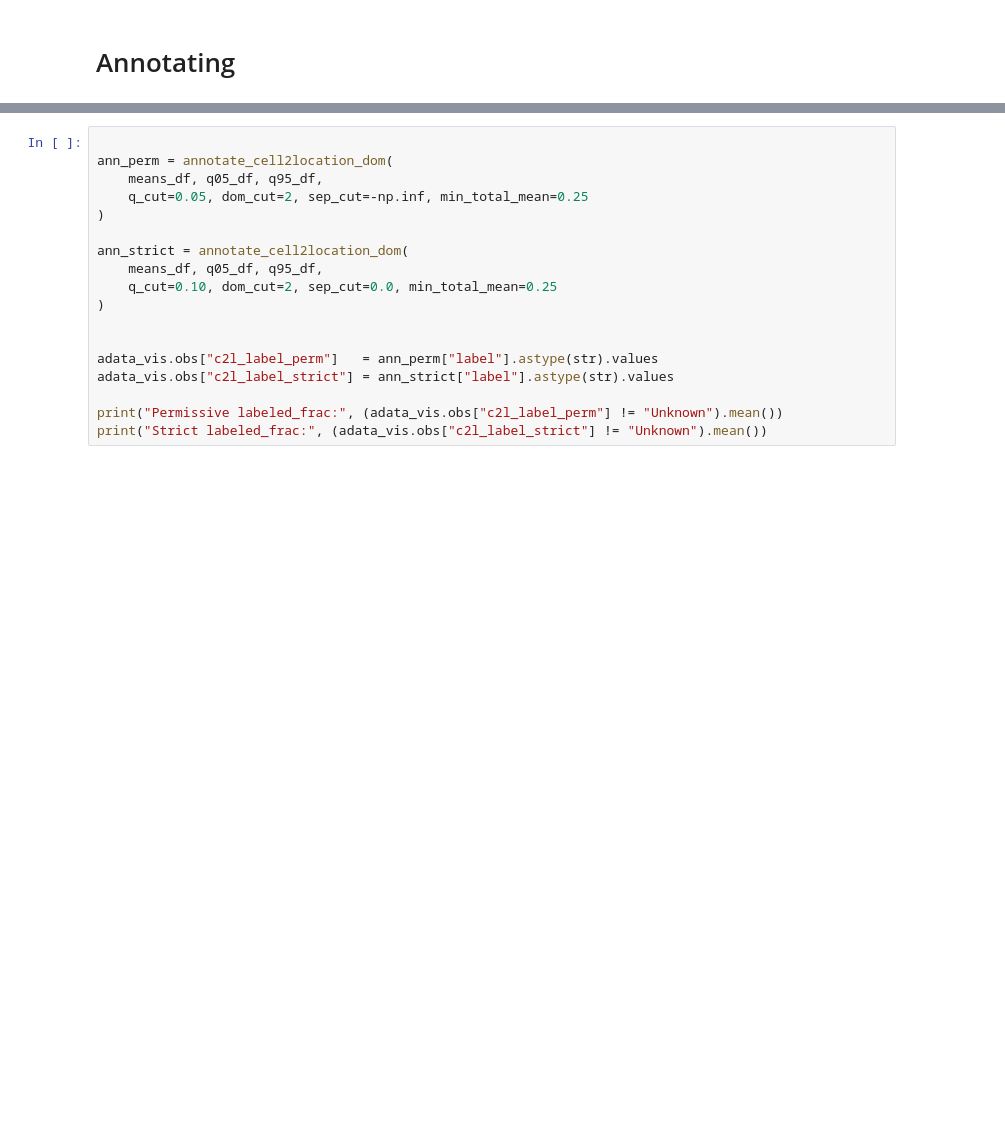
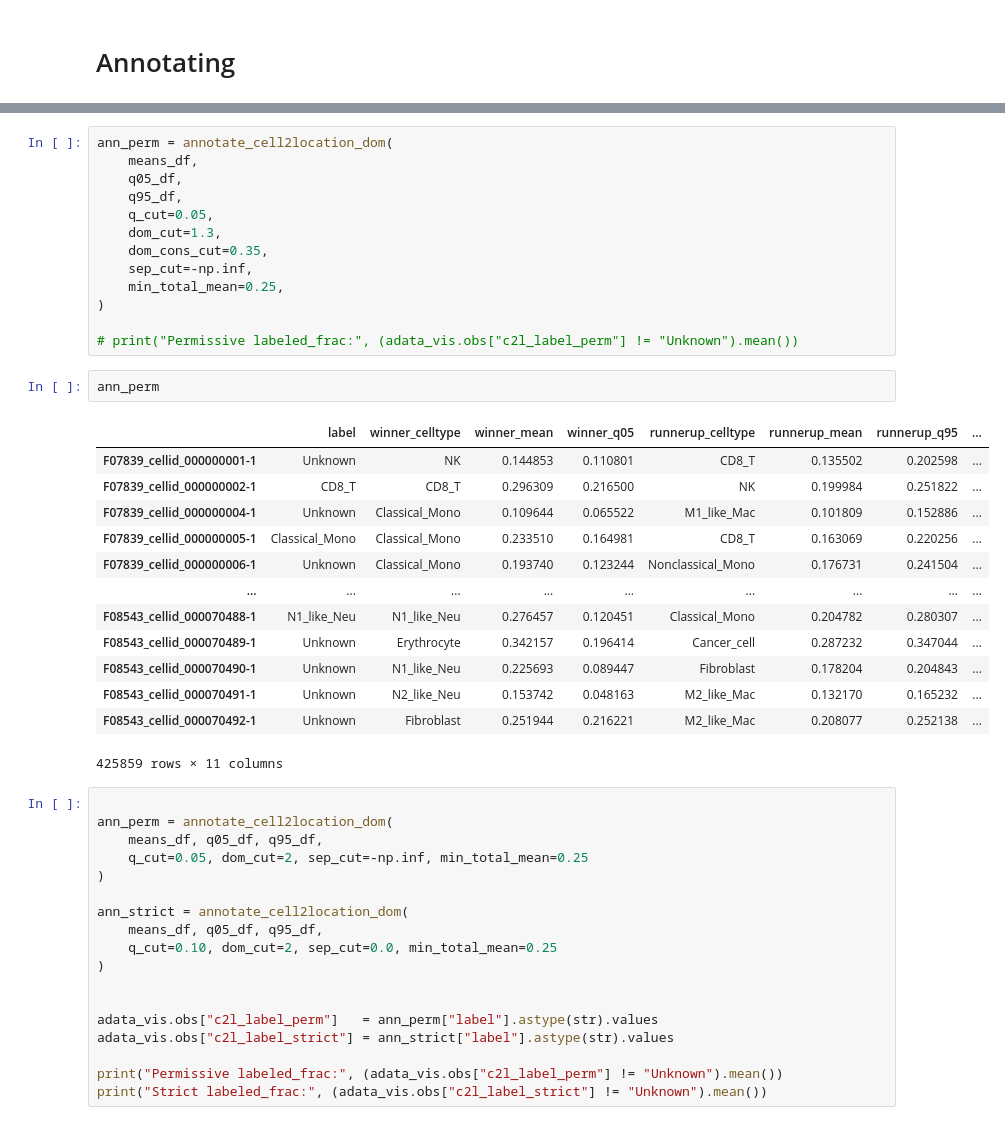
Before and after one commit to Li-Lab-COH/Spatial_CAR_T, a Jupyter notebook: CellTypeAnnotation/Processing_c2l.ipynb, the cells around one changed output, grey strips where cells are left out. Saved outputs shown, nothing was run; the diff lists cells and outputs as text; blank space fills up the shorter version.

```diff
--- a/CellTypeAnnotation/Processing_c2l.ipynb
+++ b/CellTypeAnnotation/Processing_c2l.ipynb
@@ -199,6 +135,35 @@ def annotate_cell2location_dom(
     }, index=means_df.index)
 
     return out
+# %%
+ann_perm = annotate_cell2location_dom(
+    means_df,
+    q05_df,
+    q95_df,
+    q_cut=0.05,
+    dom_cut=1.3,
+    dom_cons_cut=0.35,
+    sep_cut=-np.inf,
+    min_total_mean=0.25,
+)
+
+# print("Permissive labeled_frac:", (adata_vis.obs["c2l_label_perm"] != "Unknown").mean())
+# %%
+ann_perm
+# %% [output]
+|  | label | winner_celltype | winner_mean | winner_q05 | runnerup_celltype | runnerup_mean | runnerup_q95 | ... |
+| F07839_cellid_000000001-1 | Unknown | NK | 0.144853 | 0.110801 | CD8_T | 0.135502 | 0.202598 | ... |
+| F07839_cellid_000000002-1 | CD8_T | CD8_T | 0.296309 | 0.216500 | NK | 0.199984 | 0.251822 | ... |
+| F07839_cellid_000000004-1 | Unknown | Classical_Mono | 0.109644 | 0.065522 | M1_like_Mac | 0.101809 | 0.152886 | ... |
+| F07839_cellid_000000005-1 | Classical_Mono | Classical_Mono | 0.233510 | 0.164981 | CD8_T | 0.163069 | 0.220256 | ... |
+| F07839_cellid_000000006-1 | Unknown | Classical_Mono | 0.193740 | 0.123244 | Nonclassical_Mono | 0.176731 | 0.241504 | ... |
+| ... | ... | ... | ... | ... | ... | ... | ... | ... |
+| F08543_cellid_000070488-1 | N1_like_Neu | N1_like_Neu | 0.276457 | 0.120451 | Classical_Mono | 0.204782 | 0.280307 | ... |
+| F08543_cellid_000070489-1 | Unknown | Erythrocyte | 0.342157 | 0.196414 | Cancer_cell | 0.287232 | 0.347044 | ... |
+| F08543_cellid_000070490-1 | Unknown | N1_like_Neu | 0.225693 | 0.089447 | Fibroblast | 0.178204 | 0.204843 | ... |
+| F08543_cellid_000070491-1 | Unknown | N2_like_Neu | 0.153742 | 0.048163 | M2_like_Mac | 0.132170 | 0.165232 | ... |
+| F08543_cellid_000070492-1 | Unknown | Fibroblast | 0.251944 | 0.216221 | M2_like_Mac | 0.208077 | 0.252138 | ... |
+425859 rows × 11 columns
 # %%
 
 ann_perm = annotate_cell2location_dom(
```
Also changed, not shown: parts of 24 cells of this notebook, 4 other files.
